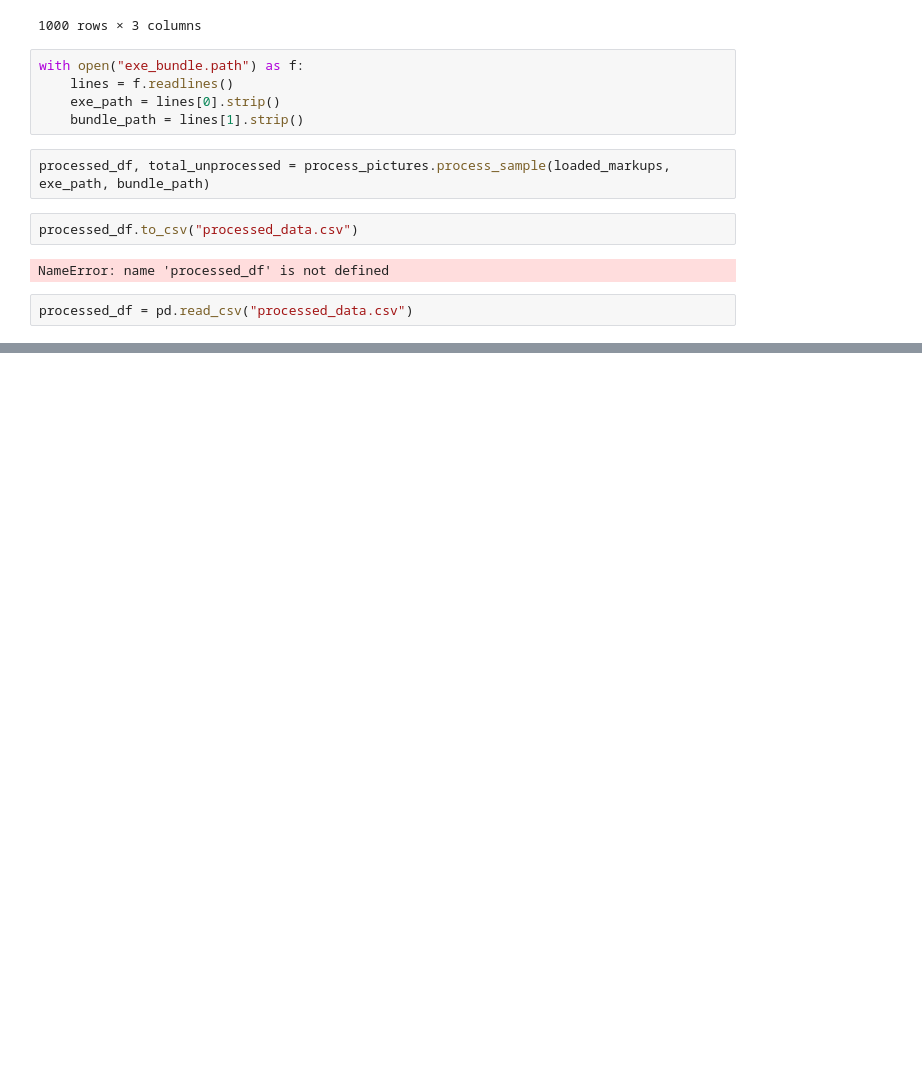
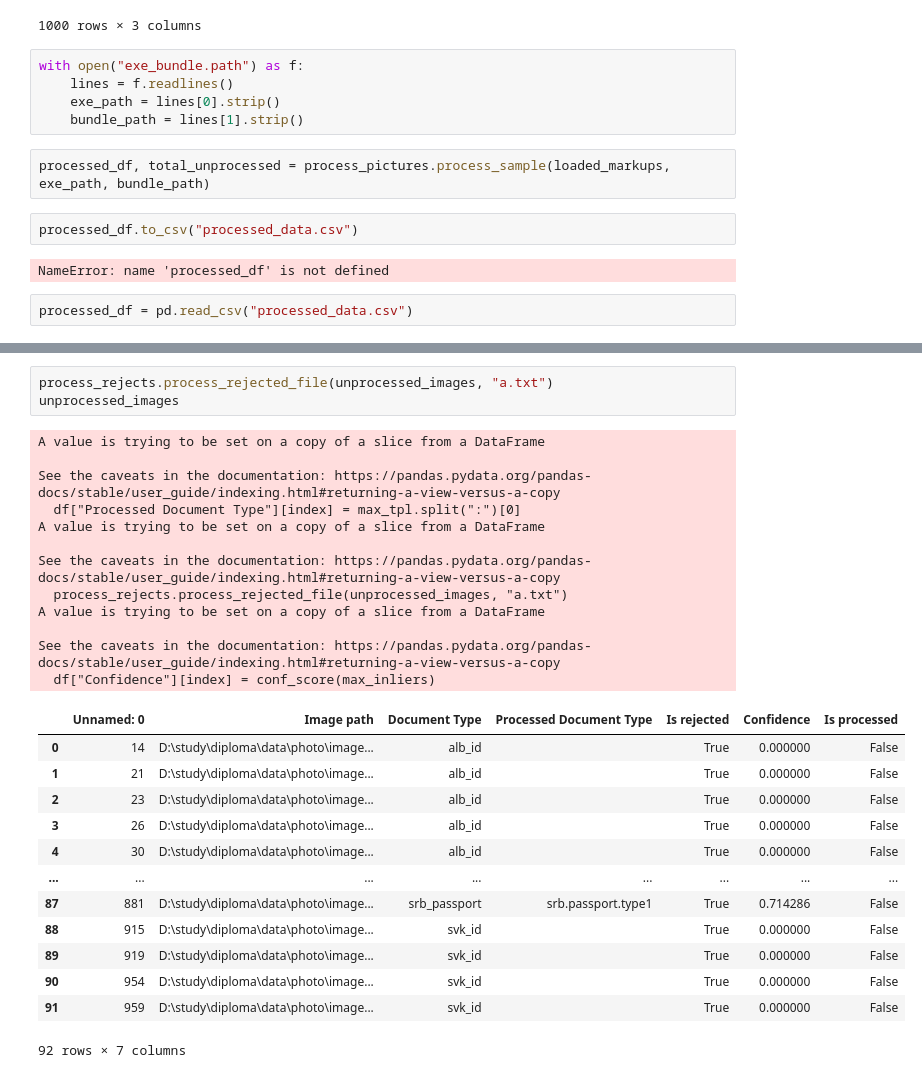
Before and after one commit to devourers/masters-diploma, a Jupyter notebook: sample.ipynb, the cells around one changed output, grey strips where cells are left out. Saved outputs shown, nothing was run; the diff lists cells and outputs as text; blank space fills up the shorter version.

```diff
--- a/sample.ipynb
+++ b/sample.ipynb
@@ -65,0 +60,29 @@ total_unprocessed
+# %%
+process_rejects.process_rejected_file(unprocessed_images, "a.txt")
+unprocessed_images
+# %% [output]
+A value is trying to be set on a copy of a slice from a DataFrame
+
+See the caveats in the documentation: https://pandas.pydata.org/pandas-docs/stable/user_guide/indexing.html#returning-a-view-versus-a-copy
+  df["Processed Document Type"][index] = max_tpl.split(":")[0]
+A value is trying to be set on a copy of a slice from a DataFrame
+
+See the caveats in the documentation: https://pandas.pydata.org/pandas-docs/stable/user_guide/indexing.html#returning-a-view-versus-a-copy
+  process_rejects.process_rejected_file(unprocessed_images, "a.txt")
+A value is trying to be set on a copy of a slice from a DataFrame
+
+See the caveats in the documentation: https://pandas.pydata.org/pandas-docs/stable/user_guide/indexing.html#returning-a-view-versus-a-copy
+  df["Confidence"][index] = conf_score(max_inliers)
+|  | Unnamed: 0 | Image path | Document Type | Processed Document Type | Is rejected | Confidence | Is processed |
+| 0 | 14 | D:\study\diploma\data\photo\image... | alb_id |  | True | 0.000000 | False |
+| 1 | 21 | D:\study\diploma\data\photo\image... | alb_id |  | True | 0.000000 | False |
+| 2 | 23 | D:\study\diploma\data\photo\image... | alb_id |  | True | 0.000000 | False |
+| 3 | 26 | D:\study\diploma\data\photo\image... | alb_id |  | True | 0.000000 | False |
+| 4 | 30 | D:\study\diploma\data\photo\image... | alb_id |  | True | 0.000000 | False |
+| ... | ... | ... | ... | ... | ... | ... | ... |
+| 87 | 881 | D:\study\diploma\data\photo\image... | srb_passport | srb.passport.type1 | True | 0.714286 | False |
+| 88 | 915 | D:\study\diploma\data\photo\image... | svk_id |  | True | 0.000000 | False |
+| 89 | 919 | D:\study\diploma\data\photo\image... | svk_id |  | True | 0.000000 | False |
+| 90 | 954 | D:\study\diploma\data\photo\image... | svk_id |  | True | 0.000000 | False |
+| 91 | 959 | D:\study\diploma\data\photo\image... | svk_id |  | True | 0.000000 | False |
+92 rows × 7 columns
```
Also changed, not shown: parts of 9 cells of this notebook, 1 other file.
